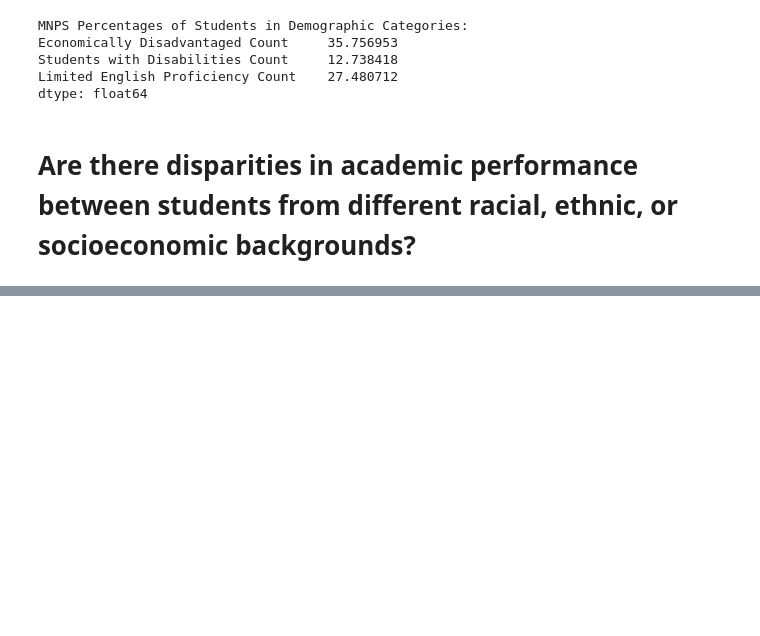
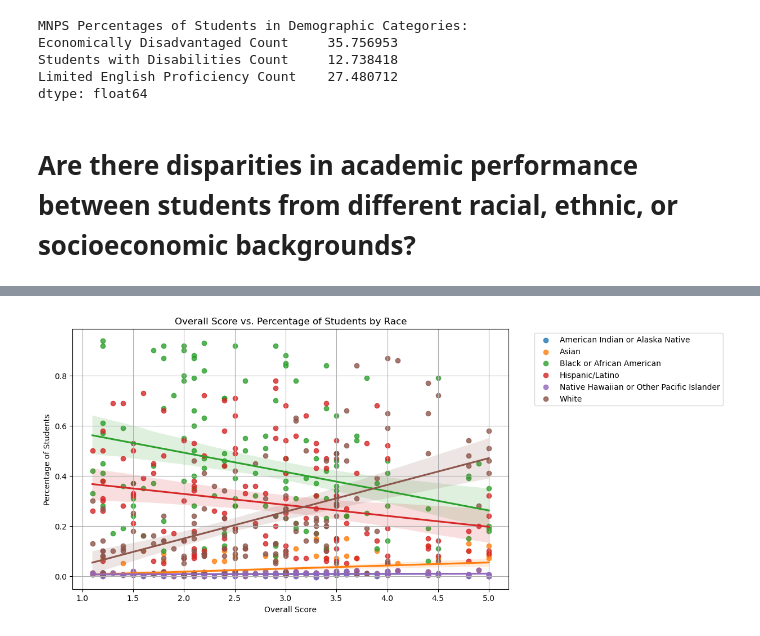
Before and after one commit to jessicabohannon/CAPSTONE, a Jupyter notebook: notebooks/capstone_eda.ipynb, the cells around one changed output, grey strips where cells are left out. Drawn from its saved outputs; the diff is of its cells as text; code cells hidden in the pictures; blank space fills up the shorter version.

```diff
--- a/notebooks/capstone_eda.ipynb
+++ b/notebooks/capstone_eda.ipynb
@@ -214,0 +299,25 @@ dtype: float64
+# %%
+# Scatterplot showing % racial groups vs. school's overall score
+
+# Selecting columns
+racial_groups = ['American Indian or Alaska Native', 'Asian', 'Black or African American',
+                 'Hispanic/Latino', 'Native Hawaiian or Other Pacific Islander', 'White']
+
+columns = racial_groups + ['lg_score']
+
+# Dropping rows with missing values
+selected = enrollment_and_academic[columns].dropna()
+
+# Scatterplot with separate trendlines for each race
+plt.figure(figsize=(10, 6))
+for race in racial_groups:
+    sns.regplot(data=selected, x='lg_score', y=race, label=race) # add scatter=False to show only trendlines
+
+plt.xlabel('Overall Score')
+plt.ylabel('Percentage of Students')
+plt.title('Overall Score vs. Percentage of Students by Race')
+plt.legend(bbox_to_anchor=(1.05, 1), loc='upper left')
+plt.grid(True)
+plt.show()
+# %% [output]
+[figure, added]
```
Also changed, not shown: parts of 10 cells of this notebook.
